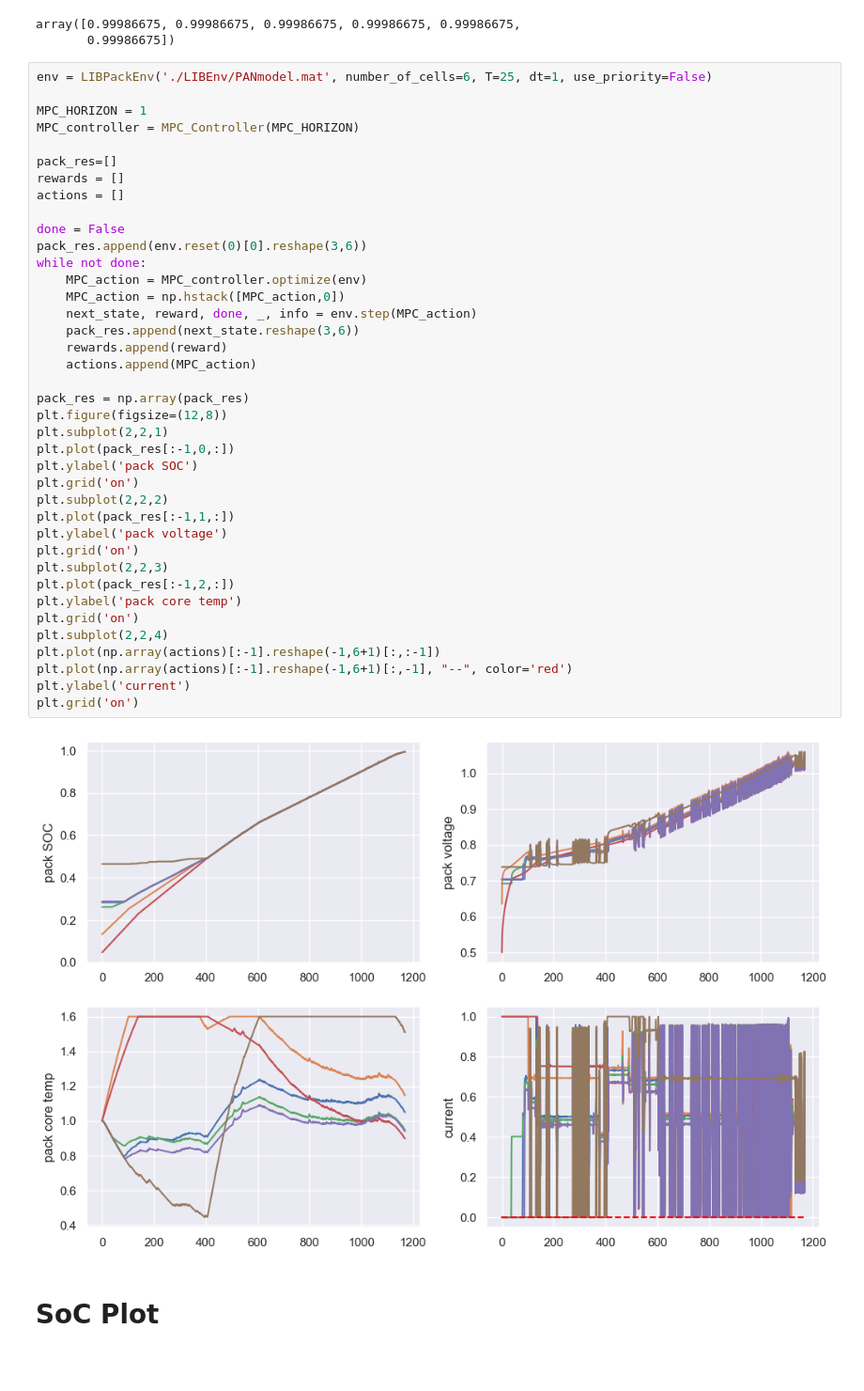
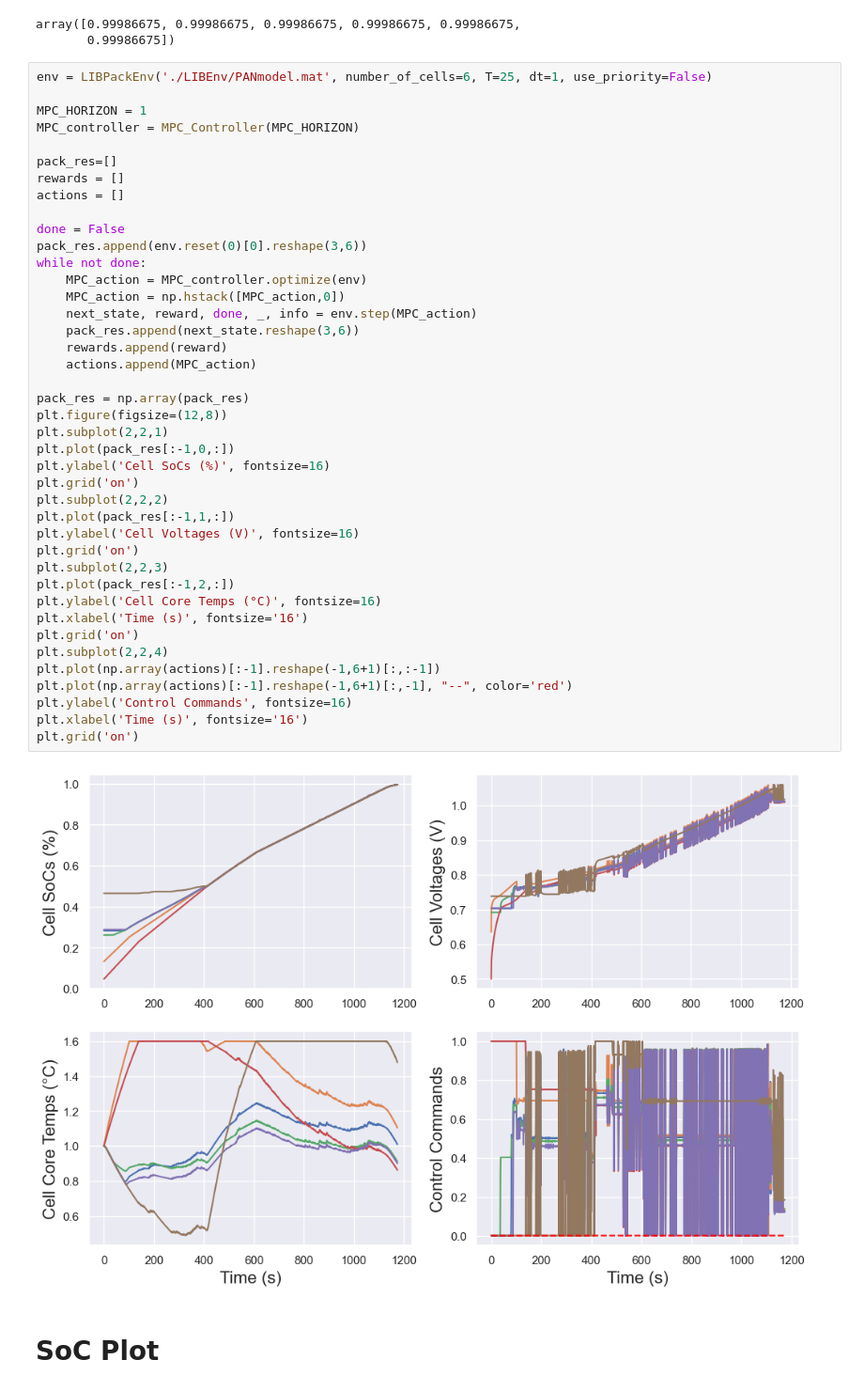
Before and after one commit to amirhosseinh77/Battery-Charging-DRL, a Jupyter notebook: LIB_MPC.ipynb, the cells around one changed output. Shown at 94% size. Saved outputs shown, nothing was run; the diff lists cells and outputs as text; blank space fills up the shorter version.

```diff
--- a/LIB_MPC.ipynb
+++ b/LIB_MPC.ipynb
@@ -82,38 +82,40 @@ MPC_controller = MPC_Controller(MPC_HORIZON)
 pack_res=[]
 rewards = []
 actions = []
 
 done = False
 pack_res.append(env.reset(0)[0].reshape(3,6))
 while not done:
     MPC_action = MPC_controller.optimize(env)
     MPC_action = np.hstack([MPC_action,0])
     next_state, reward, done, _, info = env.step(MPC_action)
     pack_res.append(next_state.reshape(3,6))
     rewards.append(reward)
     actions.append(MPC_action)
 
 pack_res = np.array(pack_res)
 plt.figure(figsize=(12,8))
 plt.subplot(2,2,1)
 plt.plot(pack_res[:-1,0,:])
-plt.ylabel('pack SOC')
+plt.ylabel('Cell SoCs (%)', fontsize=16)
 plt.grid('on')
 plt.subplot(2,2,2)
 plt.plot(pack_res[:-1,1,:])
-plt.ylabel('pack voltage')
+plt.ylabel('Cell Voltages (V)', fontsize=16)
 plt.grid('on')
 plt.subplot(2,2,3)
 plt.plot(pack_res[:-1,2,:])
-plt.ylabel('pack core temp')
+plt.ylabel('Cell Core Temps (°C)', fontsize=16)
+plt.xlabel('Time (s)', fontsize='16')
 plt.grid('on')
 plt.subplot(2,2,4)
 plt.plot(np.array(actions)[:-1].reshape(-1,6+1)[:,:-1])
 plt.plot(np.array(actions)[:-1].reshape(-1,6+1)[:,-1], "--", color='red')
-plt.ylabel('current')
+plt.ylabel('Control Commands', fontsize=16)
+plt.xlabel('Time (s)', fontsize='16')
 plt.grid('on')
 # %% [output]
-[figure, old version]
+[figure, new version]
 # %% [markdown]
 # SoC Plot
 # %%
```
Also changed, not shown: parts of 1 cell of this notebook, 3 other files.
